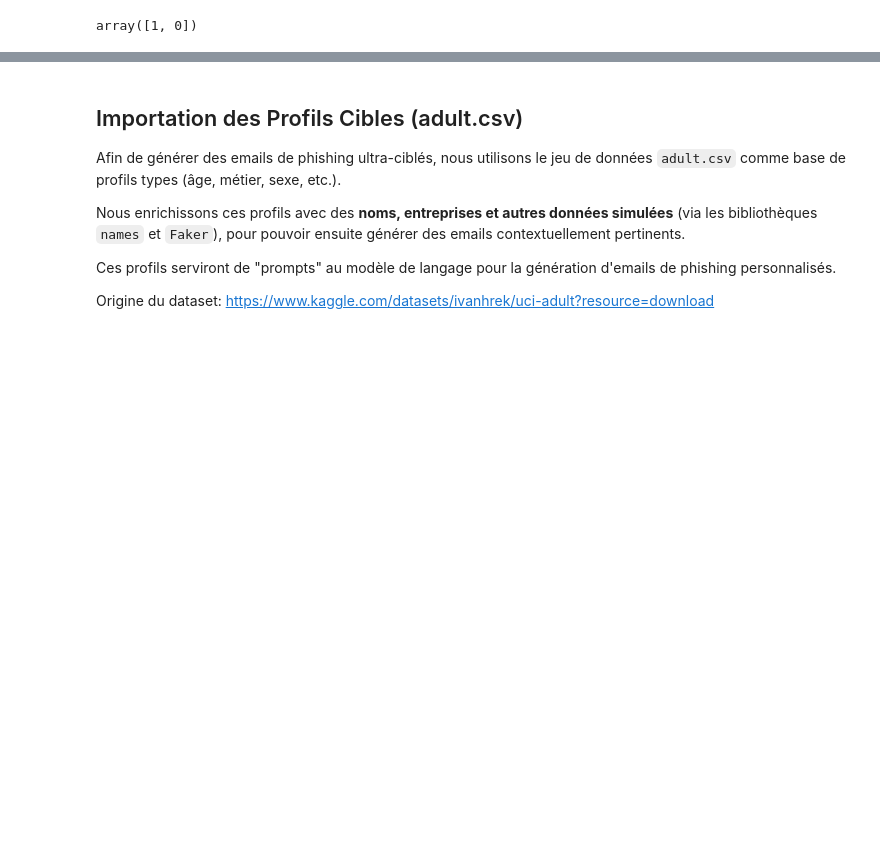
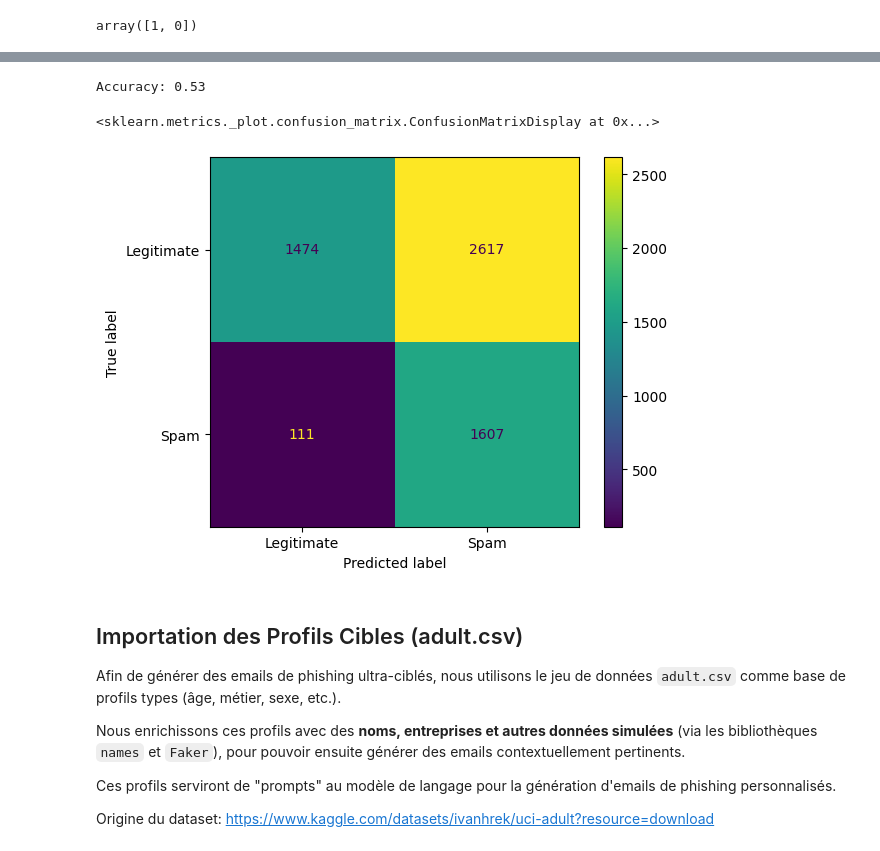
Before and after one commit to avnerelbaz3500/Statapp-Phishing, a Jupyter notebook: main.ipynb, the cells around one changed output, grey strips where cells are left out. Cells and saved outputs as stored; diff of their text form; code cells hidden in the pictures; blank space fills up the shorter version.

```diff
--- a/main.ipynb
+++ b/main.ipynb
@@ -1018,3 +1022,40 @@ array([1, 0])
+# %%
+# Load the datasets
+enron_df = pd.read_csv('data/Enron.csv')
+spamassassin_df = pd.read_csv('data/SpamAssasin.csv')
+
+spamassassin_df.fillna('', inplace=True)
+
+
+enron_df['body'] = enron_df['body'].progress_apply(preprocessing)
+spamassassin_df['body'] = spamassassin_df['body'].progress_apply(preprocessing)
+
+# Vectorize the text data
+vectorizer = CountVectorizer()
+X_train = vectorizer.fit_transform(enron_df['body'])
+y_train = enron_df['label']
+
+X_test = vectorizer.transform(spamassassin_df['body'])
+y_test = spamassassin_df['label']
+
+# Train the Naive Bayes model
+nb_model = MultinomialNB()
+nb_model.fit(X_train, y_train)
+
+# Test the model
+y_pred = nb_model.predict(X_test)
+
+# Evaluate the model
+accuracy = accuracy_score(y_test, y_pred)
+print(f"Accuracy: {accuracy:.2f}")
+
+# Display the confusion matrix
+conf_matrix = confusion_matrix(y_test, y_pred)
+ConfusionMatrixDisplay(conf_matrix, display_labels=["Legitimate", "Spam"]).plot()
+# %% [output]
+Accuracy: 0.53
+<sklearn.metrics._plot.confusion_matrix.ConfusionMatrixDisplay at 0x...>
+[figure, added]
 # %% [markdown]
 ## Importation des Profils Cibles (adult.csv)
 
```
Also changed, not shown: parts of 2 cells of this notebook.
